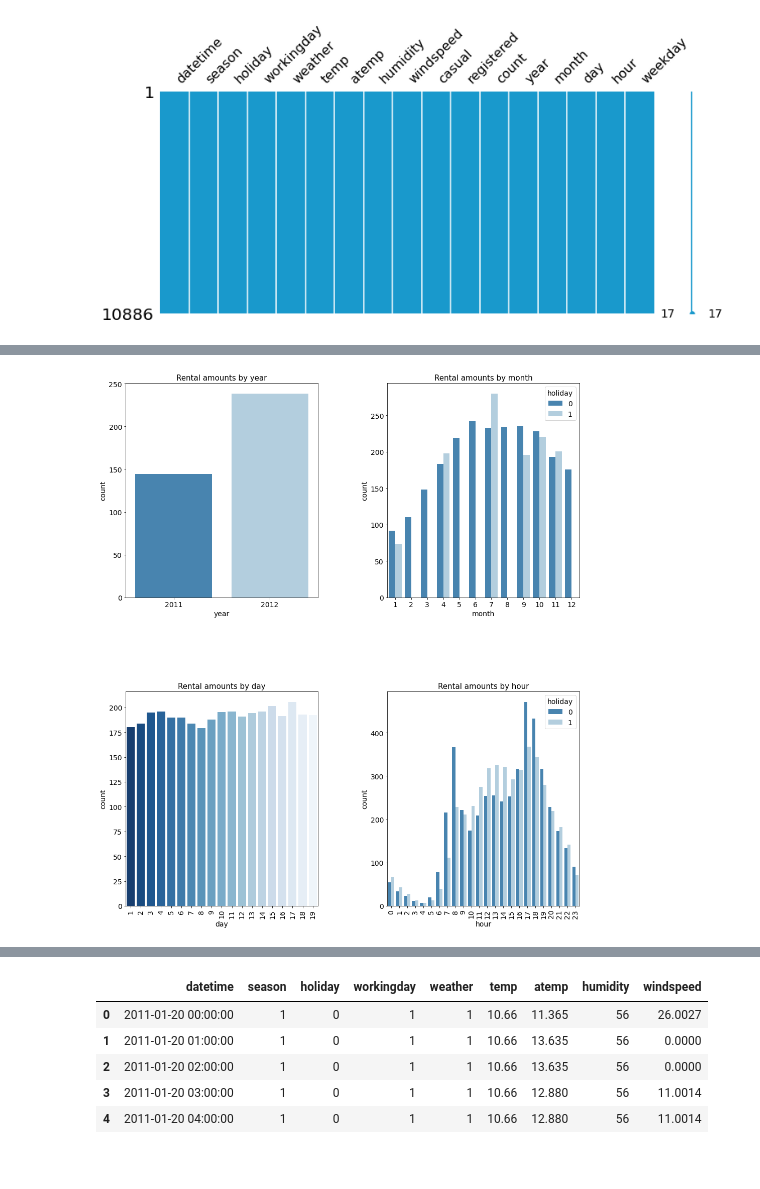
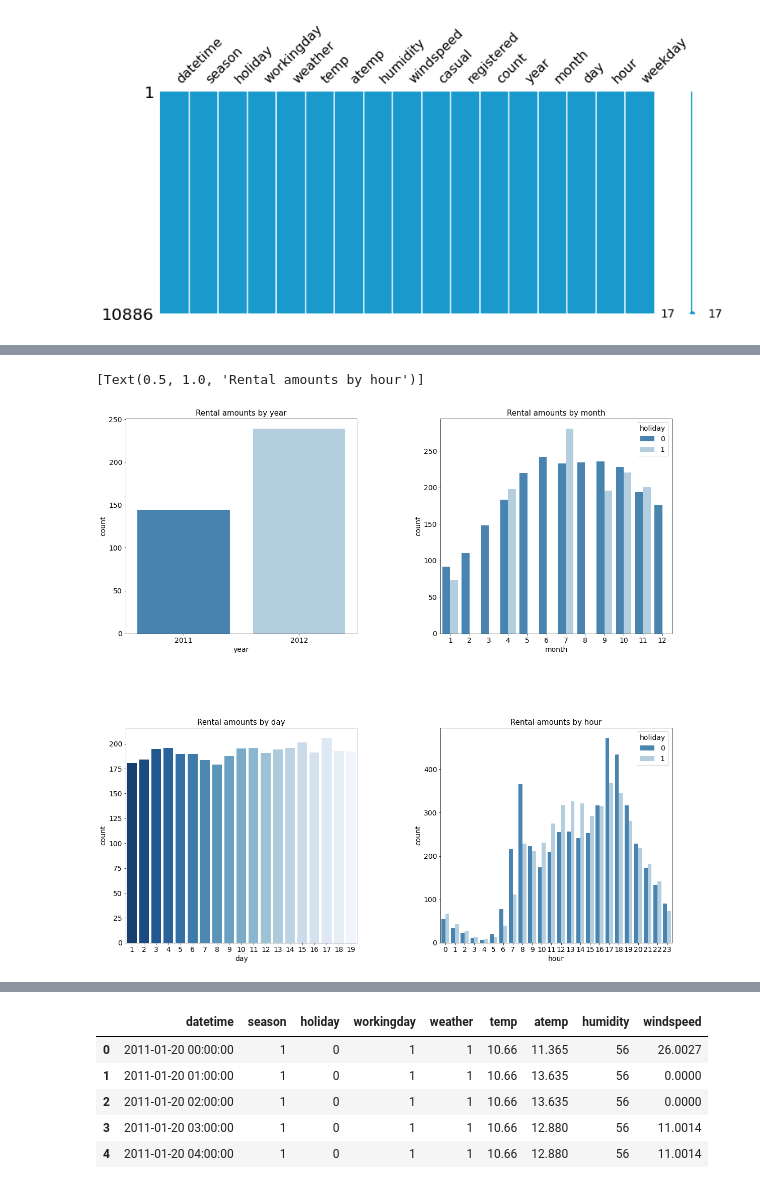
Before and after one commit to DSSon/-Encore-Machine_Learning, a Jupyter notebook: 7조_Machine_Learning_From_Hell_(MLFH).ipynb, the cells around one changed output, grey strips where cells are left out. Cells and saved outputs as stored; diff of their text form; code cells hidden in the pictures.

```diff
--- a/7조_Machine_Learning_From_Hell_(MLFH).ipynb
+++ b/7조_Machine_Learning_From_Hell_(MLFH).ipynb
@@ -182,27 +185,24 @@ sns.distplot(np.log(train_data['count']))
 # %%
 # 스텝 1 : m행 n열 Figure 준비
 mpl.rc('font', size=14)       # 폰트 크기 설정
 mpl.rc('axes', titlesize=15)  # 각 축의 제목 크기 설정
 figure, axes = plt.subplots(nrows=2, ncols=2) # 3행 2열 Figure 생성
 plt.tight_layout()            # 그래프 사이에 여백 확보
-figure.set_size_inches(15, 18) # 전체 Figure 크기를 10x9인치로 설정
+figure.set_size_inches(18, 18) # 전체 Figure 크기를 10x9인치로 설정
 
 # 스텝 2 : 각 축에 서브플롯 할당
 # 각 축에 연도, 월, 일, 시간, 분, 초별 평균 대여 수량 막대 그래프 할당
 sns.barplot(x='year', y='count', data=train_data, ax=axes[0, 0], palette="Blues_r", ci = None)
 sns.barplot(x='month', y='count', data=train_data, ax=axes[0, 1], palette="Blues_r", hue='holiday', ci = None)
 sns.barplot(x='day', y='count', data=train_data, ax=axes[1, 0], palette="Blues_r", ci = None)
 sns.barplot(x='hour', y='count', data=train_data, ax=axes[1, 1], palette="Blues_r", hue='holiday', ci = None)
 
 # 스텝 3 : 세부 설정
 # 3-1 : 서브플롯에 제목 달기
 axes[0, 0].set(title='Rental amounts by year')
 axes[0, 1].set(title='Rental amounts by month')
 axes[1, 0].set(title='Rental amounts by day')
 axes[1, 1].set(title='Rental amounts by hour')
-
-# 3-2 : 1행에 위치한 서브플롯들의 x축 라벨 90도 회전
-axes[1, 0].tick_params(axis='x', labelrotation=90)
-axes[1, 1].tick_params(axis='x', labelrotation=90)
 # %% [output]
+[Text(0.5, 1.0, 'Rental amounts by hour')]
-[figure, old version]
+[figure, new version]
```
Also changed, not shown: parts of 19 cells of this notebook.
